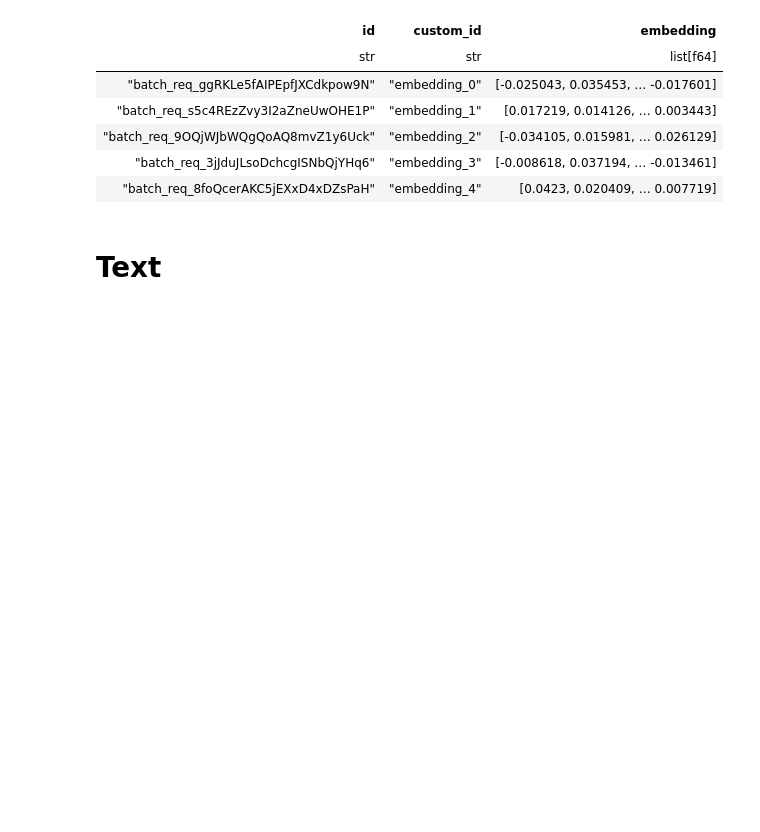
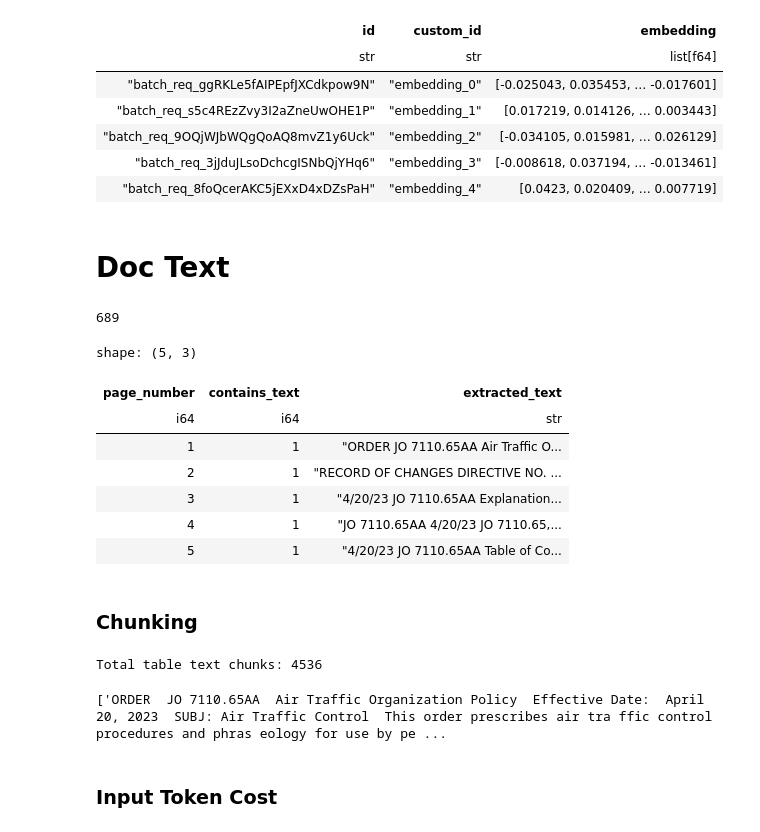
Before and after one commit to mgibbs1259/vector-victor-rag, a Jupyter notebook: notebooks/4_generate_text_embeddings.ipynb, the cells around one changed output. Cells and saved outputs as stored; diff of their text form; code cells hidden in the pictures; blank space fills up the shorter version.

```diff
--- a/notebooks/4_generate_text_embeddings.ipynb
+++ b/notebooks/4_generate_text_embeddings.ipynb
@@ -102,4 +116,22 @@ shape: (5, 3)
 | "batch_req_3jJduJLsoDchcgISNbQjYHq6" | "embedding_3" | [-0.008618, 0.037194, … -0.013461] |
 | "batch_req_8foQcerAKC5jEXxD4xDZsPaH" | "embedding_4" | [0.0423, 0.020409, … 0.007719] |
 # %% [markdown]
-# Text
+# Doc Text
+# %%
+FILE_PATH = "../data/2023-20-04_JO_7110.65AA.pdf"
+# %%
+df_doc_text = analyze_pdf_text_content(FILE_PATH)
+print(df_doc_text.height)
+df_doc_text.head()
+# %% [output]
+689
+shape: (5, 3)
+| page_number | contains_text | extracted_text |
+| i64 | i64 | str |
+| 1 | 1 | "ORDER JO 7110.65AA Air Traffic O... |
+| 2 | 1 | "RECORD OF CHANGES DIRECTIVE NO. ... |
+| 3 | 1 | "4/20/23 JO 7110.65AA Explanation... |
+| 4 | 1 | "JO 7110.65AA 4/20/23 JO 7110.65,... |
+| 5 | 1 | "4/20/23 JO 7110.65AA Table of Co... |
+# %% [markdown]
+### Chunking
@@ -105,0 +140,12 @@ shape: (5, 3)
+# %%
+doc_text_chunks = doc_text_splitter.create_documents(df_doc_text["extracted_text"])
+doc_text_chunks = [tc.page_content.replace("\n", " ") for tc in doc_text_chunks]
+print(f"Total table text chunks: {len(doc_text_chunks)}")
+# %% [output]
+Total table text chunks: 4536
+# %%
+print(doc_text_chunks[0:5])
+# %% [output]
+['ORDER  JO 7110.65AA  Air Traffic Organization Policy  Effective Date:  April 20, 2023  SUBJ: Air Traffic Control  This order prescribes air tra ffic control procedures and phras eology for use by pe ...
+# %% [markdown]
+### Input Token Cost
```
Also changed, not shown: parts of 19 cells of this notebook, 2 other files.
